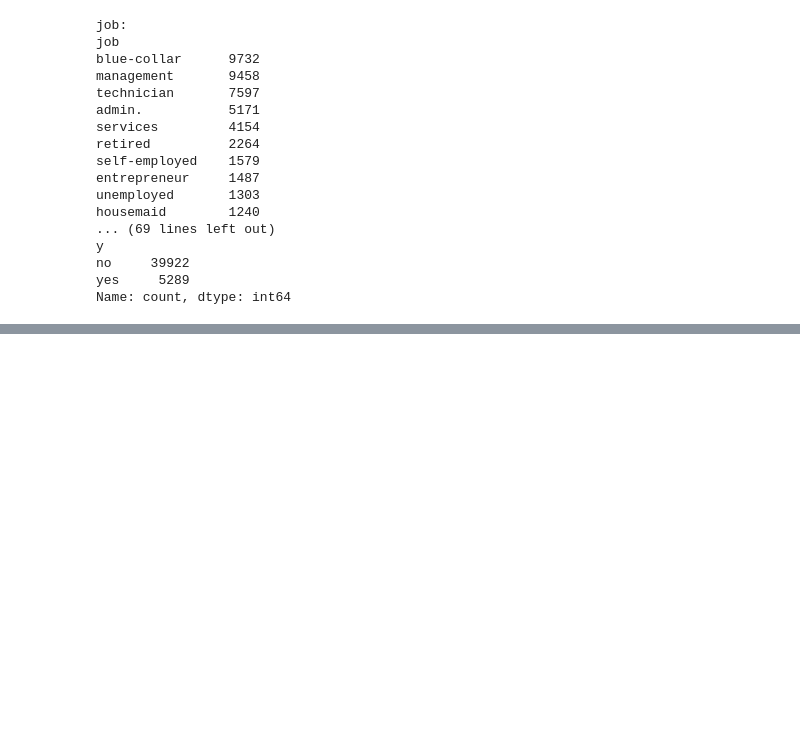
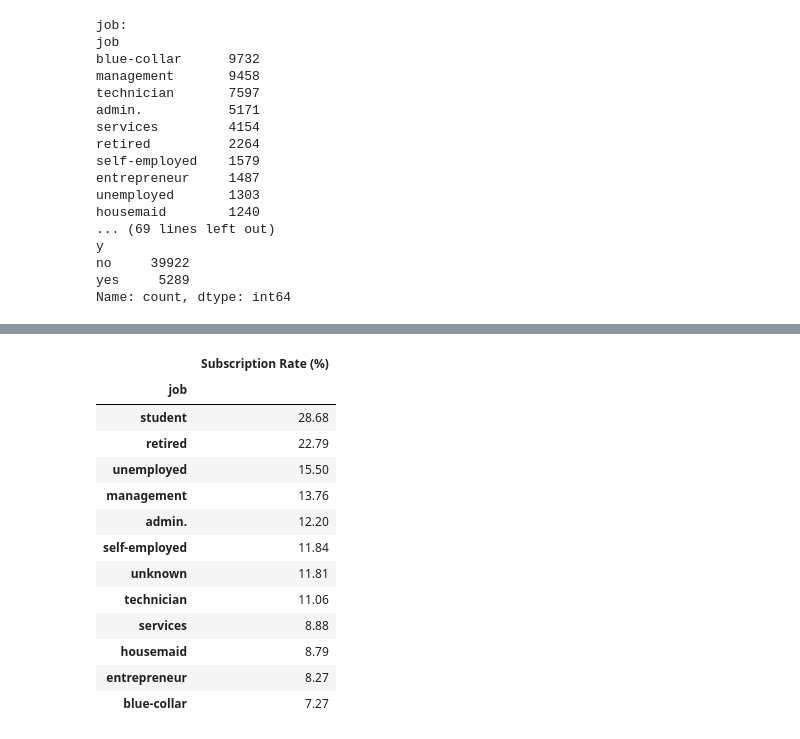
Before and after one commit to bugkushal/BankMarketing, a Jupyter notebook: notebooks/bank_marketing_anlaysis.ipynb, the cells around one changed output, grey strips where cells are left out. Saved outputs shown, nothing was run; the diff lists cells and outputs as text; code cells hidden in the pictures; blank space fills up the shorter version.

```diff
--- a/notebooks/bank_marketing_anlaysis.ipynb
+++ b/notebooks/bank_marketing_anlaysis.ipynb
@@ -220,0 +428,27 @@ Name: count, dtype: int64
+# %%
+job_analysis = (
+    df_clean.groupby('job')['y']
+    .apply(lambda x: (x == 'yes').mean() * 100)
+    .sort_values(ascending=False)
+)
+
+display(
+    job_analysis.rename(
+        'Subscription Rate (%)'
+    ).to_frame()
+)
+# %% [output]
+|  | Subscription Rate (%) |
+| job |  |
+| student | 28.68 |
+| retired | 22.79 |
+| unemployed | 15.50 |
+| management | 13.76 |
+| admin. | 12.20 |
+| self-employed | 11.84 |
+| unknown | 11.81 |
+| technician | 11.06 |
+| services | 8.88 |
+| housemaid | 8.79 |
+| entrepreneur | 8.27 |
+| blue-collar | 7.27 |
```
Also changed, not shown: parts of 17 cells of this notebook.
